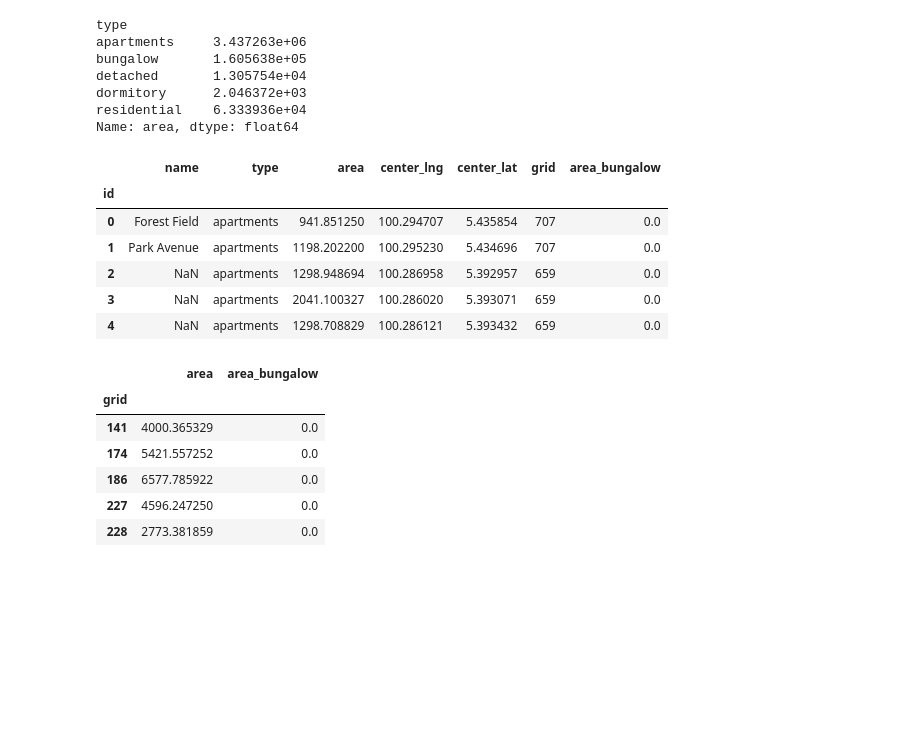
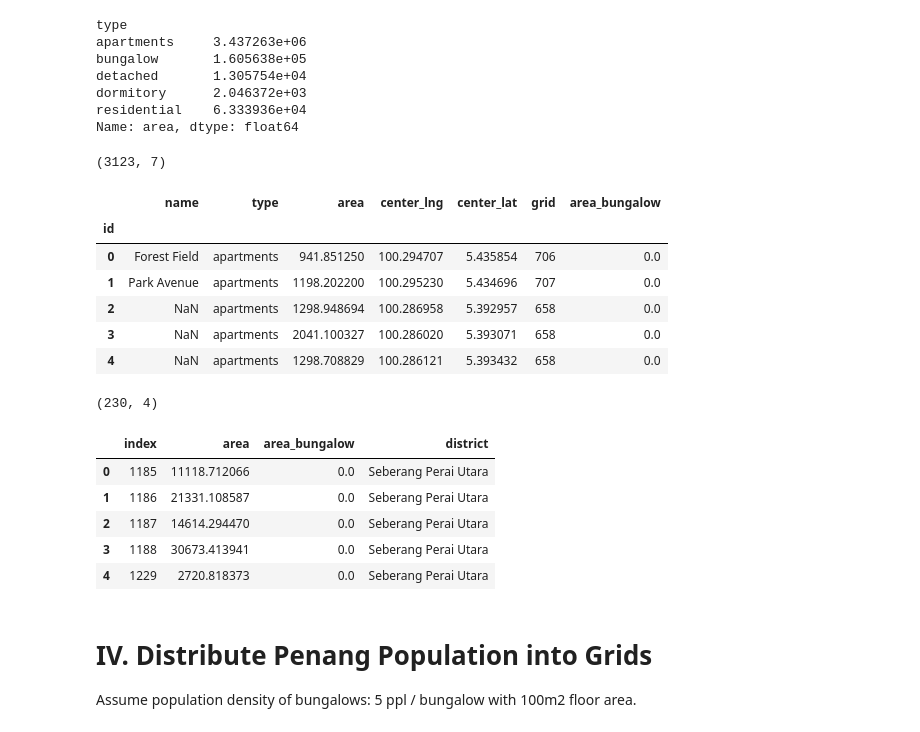
Before and after one commit to shenghaowang/asiatique, a Jupyter notebook: Penang.ipynb, the cells around one changed output. Drawn from its saved outputs; the diff is of its cells as text; code cells hidden in the pictures; blank space fills up the shorter version.

```diff
--- a/Penang.ipynb
+++ b/Penang.ipynb
@@ -5,8 +9,12 @@ import pyproj
 # I. Load Grids
 Load rectangular grids generated by QGIS
 # %%
-grid_fp = "/home/swang/Desktop/shenghao-repos/asiatique/data/penang_grid_EPSG3857_WGS84.csv"
+# grid_fp = "/home/swang/Desktop/shenghao-repos/asiatique/data/penang_grid_EPSG3857_WGS84.csv"
+grid_fp = "/Users/shenghao/Desktop/shenghao-repos/asiatique/data/penang_grid_EPSG3857_WGS84_v3.csv"
 grid_df = pd.read_csv(grid_fp)
+grid_df["id"] = grid_df["id"].apply(lambda grid_id: str(grid_id))
 grid_df = grid_df.set_index("id")
+grid_df = grid_df.dropna()
+print(grid_df.shape)
 grid_df.head()
 # %% [output]
@@ -46,16 +60,20 @@ def assign_grid(coords, grid_dict):
            coords[0] < boundaries["right_lng"] and \
            coords[1] > boundaries["bottom_lat"] and \
            coords[1] < boundaries["top_lat"]:
-            return grid_id
+            return str(grid_id)
     return None
 # %%
 grid_dict = grid_df.to_dict('index')
-buildings_fp = "/home/swang/Desktop/shenghao-repos/asiatique/data/penang_residential_buildings.csv"
+# buildings_fp = "/home/swang/Desktop/shenghao-repos/asiatique/data/penang_residential_buildings.csv"
+buildings_fp = "/Users/shenghao/Desktop/shenghao-repos/asiatique/data/penang_residential_buildings.csv"
 buildings_df = pd.read_csv(buildings_fp)
 print("Range of longitude: ", buildings_df["center_lng"].min(), buildings_df["center_lng"].max())
 print("Range of latitude: ", buildings_df["center_lat"].min(), buildings_df["center_lat"].max())
+start_time = time.time()
+print("Assign residential building to grids ...")
 buildings_df["grid"] = buildings_df.apply(lambda row: assign_grid(row[["center_lng", "center_lat"]], grid_dict), axis=1)
 buildings_df = buildings_df.set_index("id")
+print("Elapsed time: %s seconds ..." %round(time.time() - start_time, 4))
 buildings_df.head()
 # %% [output]
 Range of longitude:  100.19315481666666 100.534263925
@@ -86,23 +107,32 @@ def check_bungalow(building_type, area):
     return pd.Series([0, area]) if building_type == 'bungalow' else pd.Series([area, 0])
 # %%
 buildings_df[["area", "area_bungalow"]] = buildings_df.apply(lambda row: check_bungalow(row["type"], row["area"]), axis=1)
+print(buildings_df.shape)
 buildings_df.head()
 # %% [output]
+(3123, 7)
 |  | name | type | area | center_lng | center_lat | grid | area_bungalow |
 | id |  |  |  |  |  |  |  |
-| 0 | Forest Field | apartments | 941.851250 | 100.294707 | 5.435854 | 707 | 0.0 |
+| 0 | Forest Field | apartments | 941.851250 | 100.294707 | 5.435854 | 706 | 0.0 |
 | 1 | Park Avenue | apartments | 1198.202200 | 100.295230 | 5.434696 | 707 | 0.0 |
-| 2 | NaN | apartments | 1298.948694 | 100.286958 | 5.392957 | 659 | 0.0 |
-| 3 | NaN | apartments | 2041.100327 | 100.286020 | 5.393071 | 659 | 0.0 |
-| 4 | NaN | apartments | 1298.708829 | 100.286121 | 5.393432 | 659 | 0.0 |
+| 2 | NaN | apartments | 1298.948694 | 100.286958 | 5.392957 | 658 | 0.0 |
+| 3 | NaN | apartments | 2041.100327 | 100.286020 | 5.393071 | 658 | 0.0 |
+| 4 | NaN | apartments | 1298.708829 | 100.286121 | 5.393432 | 658 | 0.0 |
 # %%
 area_df = buildings_df.groupby(['grid'])['area', 'area_bungalow'].agg('sum')
+area_df = pd.merge(area_df, grid_df, left_index=True, right_index=True)
+area_df = area_df.drop(["left", "right", "top", "bottom"], axis=1)
+area_df = area_df.reset_index()
+print(area_df.shape)
 area_df.head()
 # %% [output]
+(230, 4)
-|  | area | area_bungalow |
-| grid |  |  |
-| 141 | 4000.365329 | 0.0 |
-| 174 | 5421.557252 | 0.0 |
-| 186 | 6577.785922 | 0.0 |
-| 227 | 4596.247250 | 0.0 |
-| 228 | 2773.381859 | 0.0 |
+|  | index | area | area_bungalow | district |
+| 0 | 1185 | 11118.712066 | 0.0 | Seberang Perai Utara |
+| 1 | 1186 | 21331.108587 | 0.0 | Seberang Perai Utara |
+| 2 | 1187 | 14614.294470 | 0.0 | Seberang Perai Utara |
+| 3 | 1188 | 30673.413941 | 0.0 | Seberang Perai Utara |
+| 4 | 1229 | 2720.818373 | 0.0 | Seberang Perai Utara |
+# %% [markdown]
+# IV. Distribute Penang Population into Grids
+Assume population density of bungalows: 5 ppl / bungalow with 100m2 floor area.
```
Also changed, not shown: parts of 10 cells of this notebook, 14 other files.
